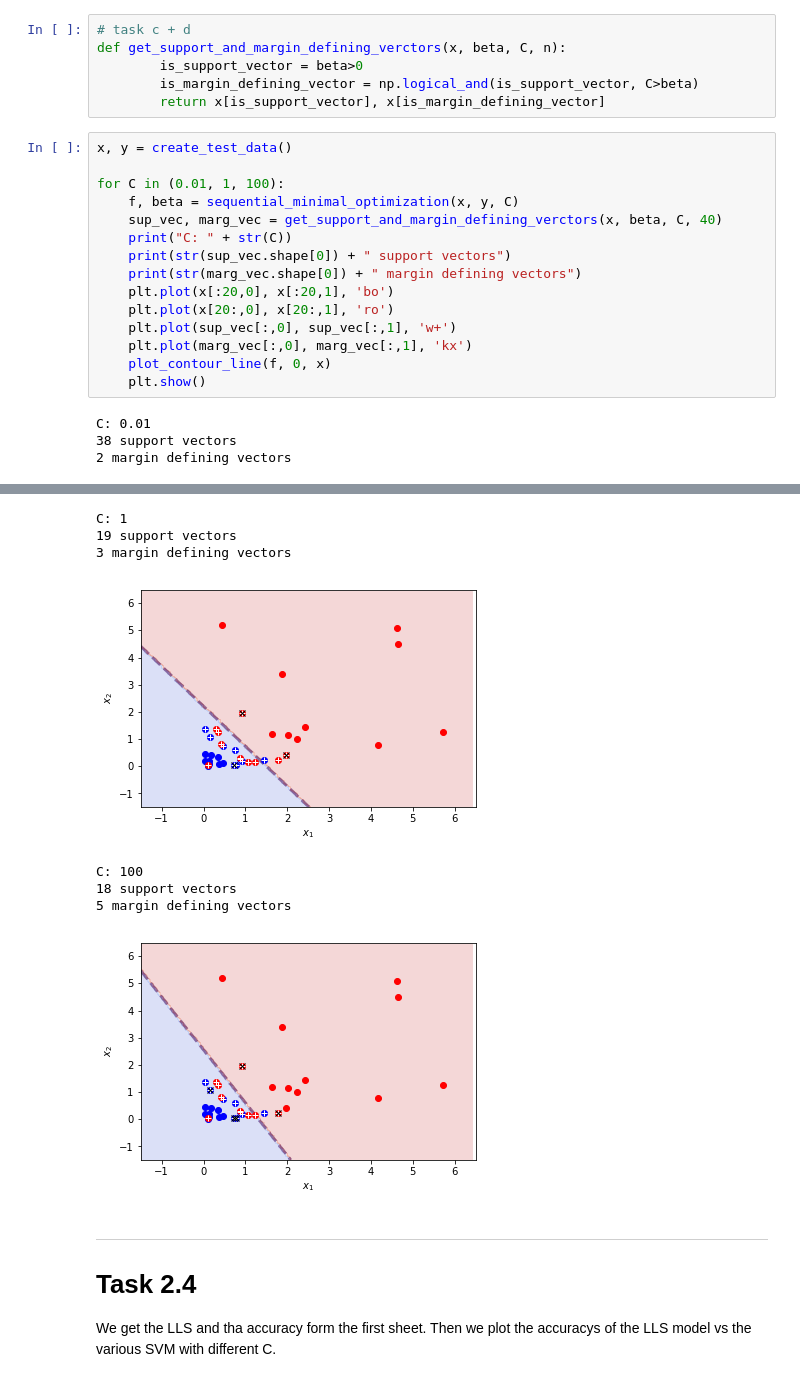
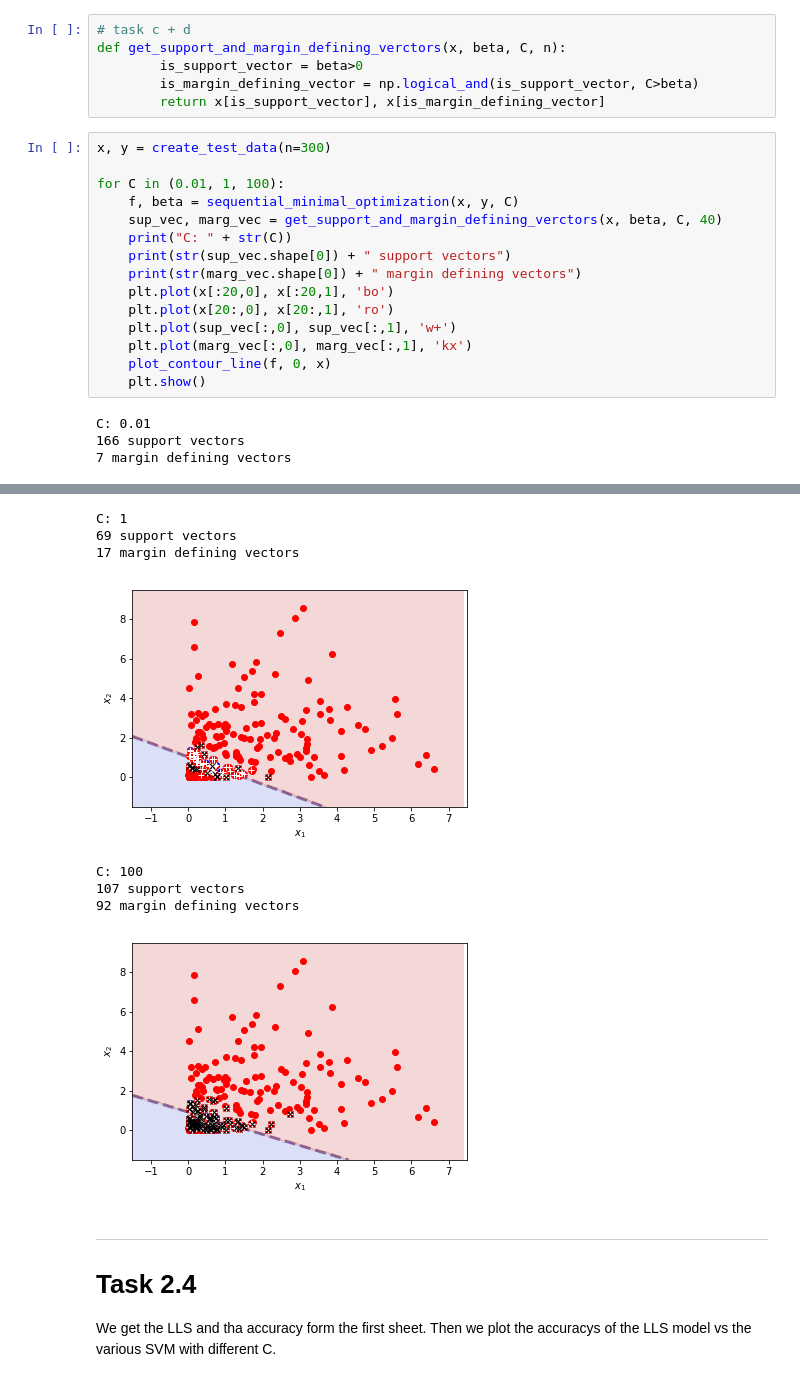
Before and after one commit to EspenXylander/mllab_group6, a Jupyter notebook: sheet2_group6.ipynb, the cells around one changed output, grey strips where cells are left out. Drawn from its saved outputs; the diff is of its cells as text.

```diff
--- a/sheet2_group6.ipynb
+++ b/sheet2_group6.ipynb
@@ -155,7 +155,7 @@ def get_support_and_margin_defining_verctors(x, beta, C, n):
         is_margin_defining_vector = np.logical_and(is_support_vector, C>beta)
         return x[is_support_vector], x[is_margin_defining_vector]
 # %%
-x, y = create_test_data()
+x, y = create_test_data(n=300)
 
 for C in (0.01, 1, 100):
     f, beta = sequential_minimal_optimization(x, y, C)
@@ -171,5 +171,5 @@ for C in (0.01, 1, 100):
     plt.show()
 # %% [output]
 C: 0.01
-38 support vectors
-2 margin defining vectors
+166 support vectors
+7 margin defining vectors
@@ -177,11 +177,11 @@ C: 0.01
 C: 1
-19 support vectors
-3 margin defining vectors
+69 support vectors
+17 margin defining vectors
-[figure, old version]
+[figure, new version]
 C: 100
-18 support vectors
-5 margin defining vectors
+107 support vectors
+92 margin defining vectors
-[figure, old version]
+[figure, new version]
 # %% [markdown]
 --------------
 # Task 2.4
```
Also changed, not shown: parts of 12 cells of this notebook.
